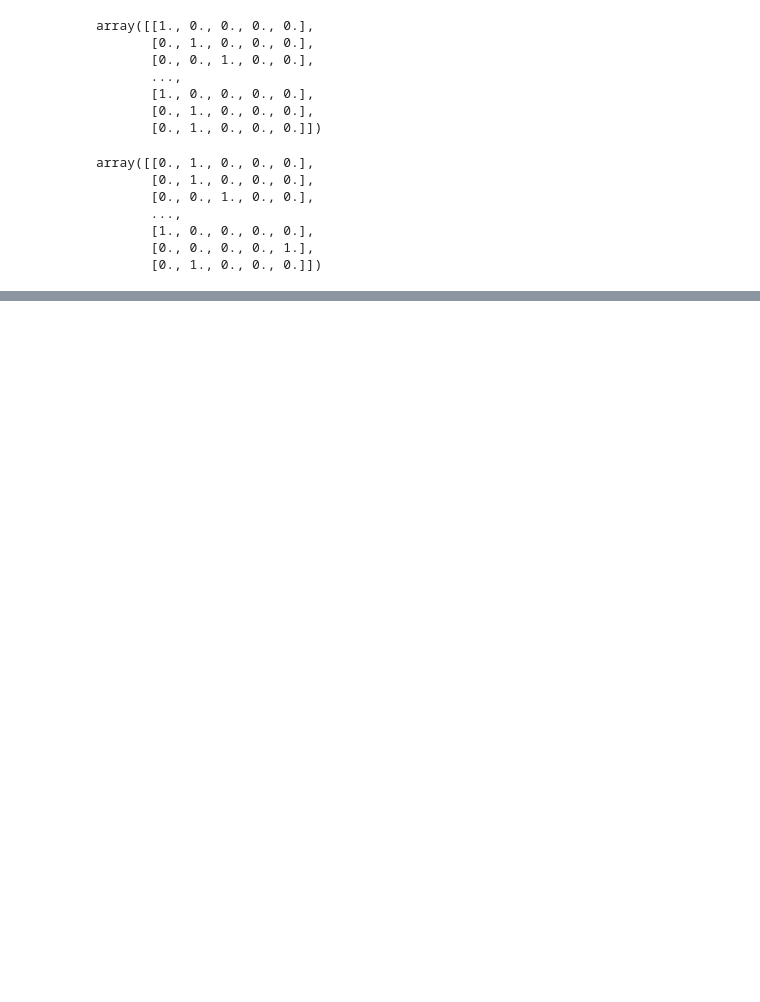
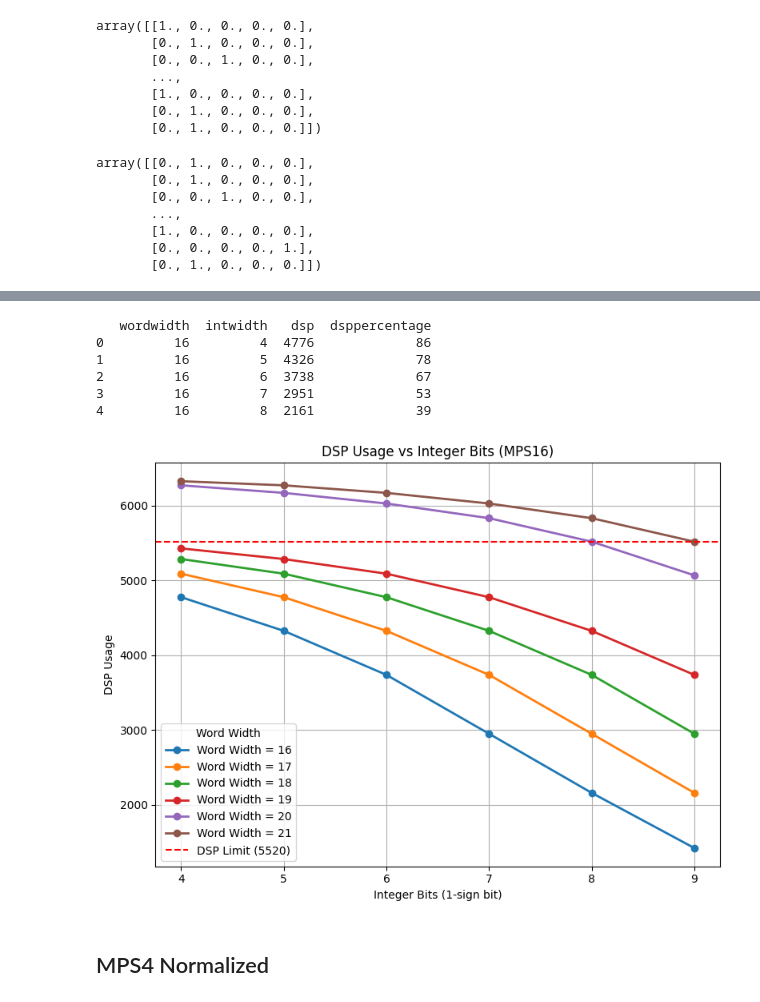
Before and after one commit to kalarimonk/hls4tenet, a Jupyter notebook: Accuracy_Check.ipynb, the cells around one changed output, grey strips where cells are left out. Cells and saved outputs as stored; diff of their text form; code cells hidden in the pictures; blank space fills up the shorter version.

```diff
--- a/Accuracy_Check.ipynb
+++ b/Accuracy_Check.ipynb
@@ -76,0 +272,14 @@ def save_npy_as_dat( npy_file: Path, results_dat: Path) -> None:
+# %%
+df = pd.read_csv("mps16_dsp.txt")
+print(df.head())
+plot_dsp_vs_integer_bits(df['wordwidth'].tolist(), df['intwidth'].tolist(), df['dsp'].tolist(), dataset_name="MPS16")
+# %% [output]
+   wordwidth  intwidth   dsp  dsppercentage
+0         16         4  4776             86
+1         16         5  4326             78
+2         16         6  3738             67
+3         16         7  2951             53
+4         16         8  2161             39
+[figure, added]
+# %% [markdown]
+## MPS4 Normalized
```
Also changed, not shown: parts of 37 cells of this notebook.
